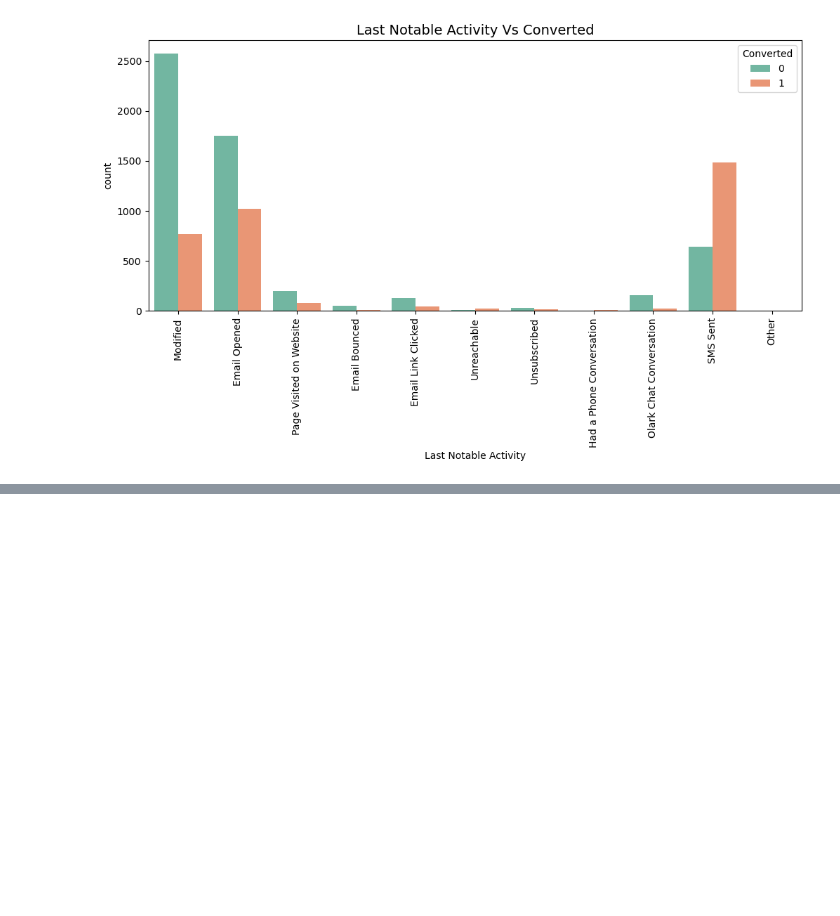
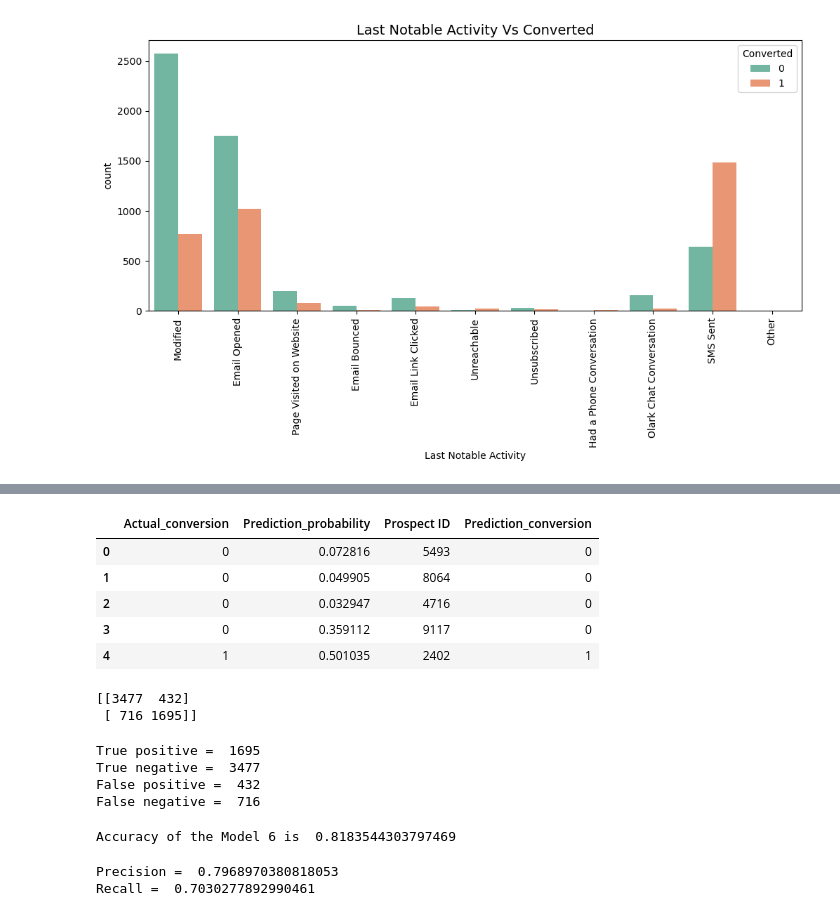
Before and after one commit to ketanchinchalkar/LeadScoringAssignmentFolder, a Jupyter notebook: Lead Scoring - Logistic Regression.ipynb, the cells around one changed output, grey strips where cells are left out. Saved outputs shown, nothing was run; the diff lists cells and outputs as text; code cells hidden in the pictures; blank space fills up the shorter version.

```diff
--- a/Lead Scoring - Logistic Regression.ipynb
+++ b/Lead Scoring - Logistic Regression.ipynb
@@ -902 +1203,8 @@ vif
 # Lets proceed with calculating the accuracy now with Model 6 and then reivisit if we need more model optimization
+# %%
+# Making predictions on the train set
+
+y_train_predictions = result_logregModel6.predict(X_train_sm)
+y_train_predictions[:15]
+y_train_predictions = y_train_predictions.values.reshape(-1)
+y_train_predictions[:15]
@@ -902,0 +1215,6 @@ vif
+# %%
+# create a dataframe dataset which will take the converted from y train and the prediction probabilities for comparison
+
+y_train_predictions_final = pd.DataFrame({'Actual_conversion':y_train.values, 'Prediction_probability':y_train_predictions})
+y_train_predictions_final['Prospect ID'] = y_train.index
+y_train_predictions_final.head()
@@ -902,0 +1228,60 @@ vif
+# %%
+# create the final prediction 1 or 0 based on the probability cut off of 0.5
+
+y_train_predictions_final['Prediction_conversion'] = y_train_predictions_final.Prediction_probability.map(lambda x: 1 if x > 0.5 else 0)
+y_train_predictions_final.head()
+# %% [output]
+|  | Actual_conversion | Prediction_probability | Prospect ID | Prediction_conversion |
+| 0 | 0 | 0.072816 | 5493 | 0 |
+| 1 | 0 | 0.049905 | 8064 | 0 |
+| 2 | 0 | 0.032947 | 4716 | 0 |
+| 3 | 0 | 0.359112 | 9117 | 0 |
+| 4 | 1 | 0.501035 | 2402 | 1 |
+# %%
+# create the confusion matrix with the above data
+confusionMatrix = metrics.confusion_matrix(y_train_predictions_final.Actual_conversion, y_train_predictions_final.Prediction_conversion)
+print(confusionMatrix)
+# %% [output]
+[[3477  432]
+ [ 716 1695]]
+# %%
+# confusion matrix explained below
+# Predicted     not_converted    converted
+# Actual
+# not_converted        3477  (TN)      432 (FP)
+# converted            716  (FN)     1695  (TP)
+
+TP = confusionMatrix[1,1] # true positive
+TN = confusionMatrix[0,0] # true negatives
+FP = confusionMatrix[0,1] # false positives
+FN = confusionMatrix[1,0] # false negatives
+
+print('True positive = ', TP)
+print('True negative = ', TN)
+print('False positive = ', FP)
+print('False negative = ', FN)
+# %% [output]
+True positive =  1695
+True negative =  3477
+False positive =  432
+False negative =  716
+# %%
+# Check the model accuracy
+print('Accuracy of the Model 6 is ', metrics.accuracy_score(y_train_predictions_final.Actual_conversion, y_train_predictions_final.Prediction_conversion))
+
+# Accuracy of the model seems to be good on the training set - 81.83%
+# %% [output]
+Accuracy of the Model 6 is  0.8183544303797469
+# %%
+# calculate the precision and recall
+Precision = TP/(TP+FP)
+print ("Precision = ", Precision)
+
+Recall = TP/(TP + FN)
+print ("Recall = ", Recall)
+
+# Precision is almost equal to 80% which is good but the Recall is around 70% and not considered good
+# we may have to check the cut off value and calculate the prediction 1 or 0 based on the new cut off
+# %% [output]
+Precision =  0.7968970380818053
+Recall =  0.7030277892990461
```
Also changed, not shown: parts of 20 cells of this notebook.
